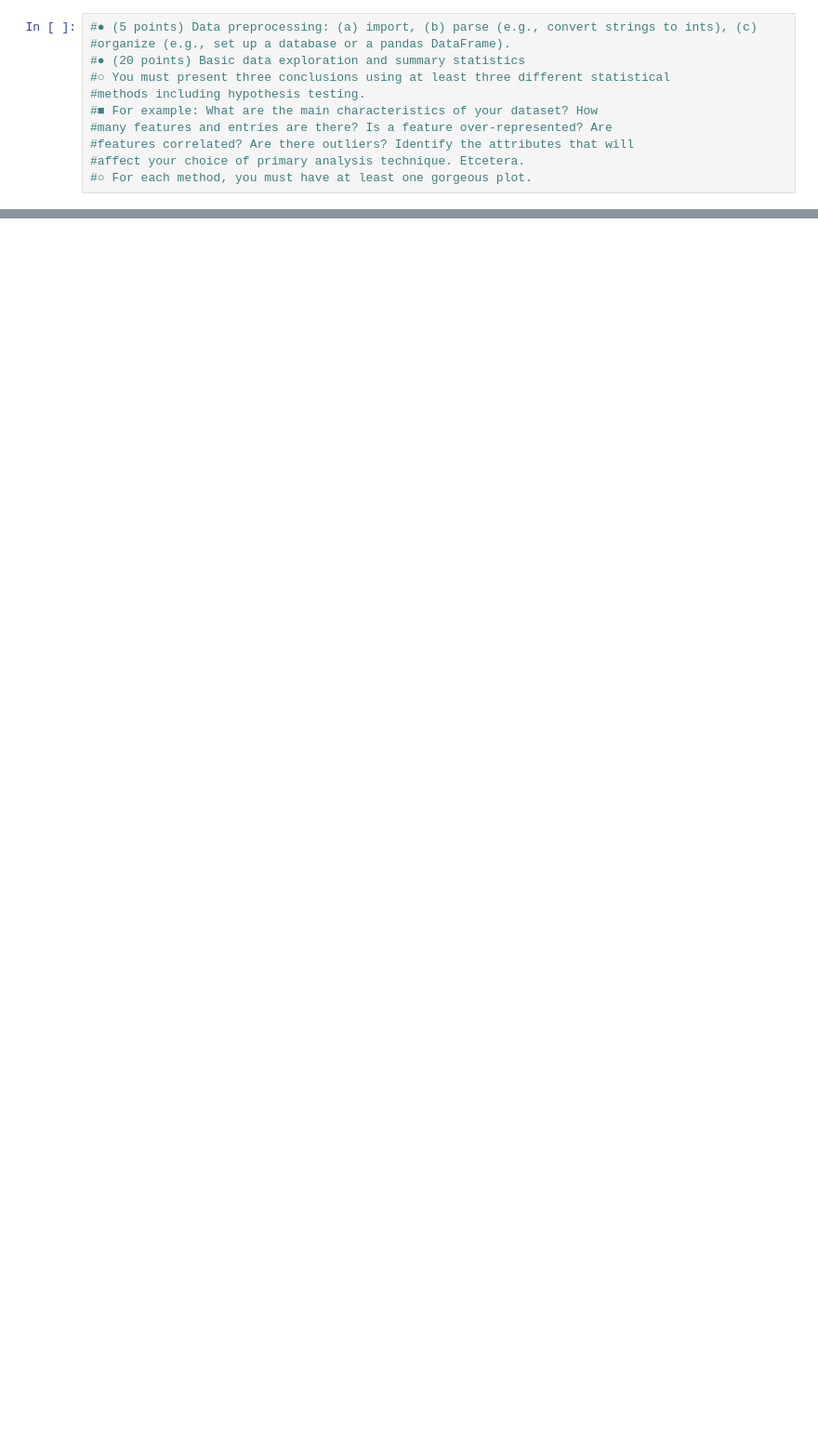
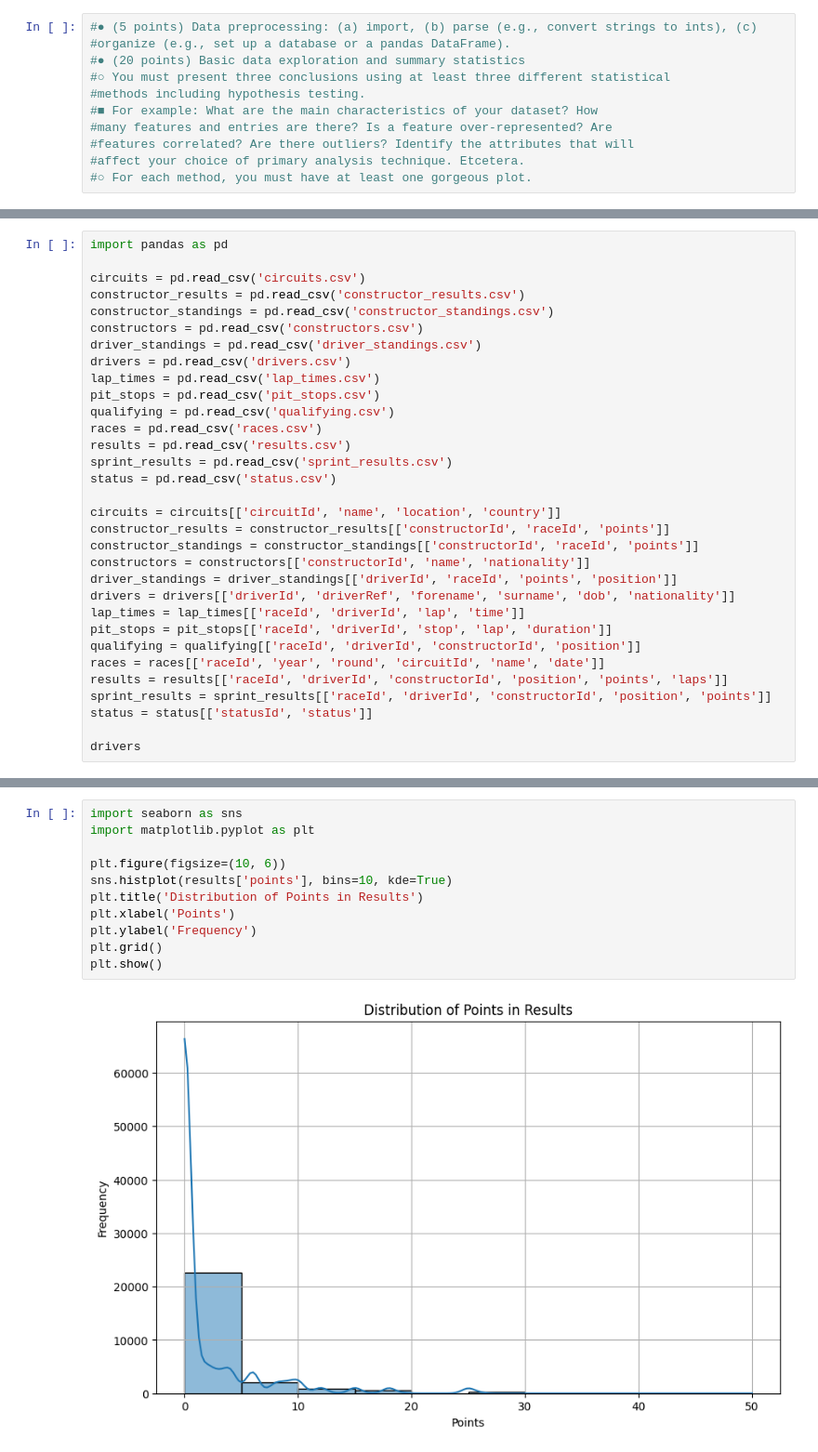
Before and after one commit to DebarshiDey23/CMSC320-FinalProject, a Jupyter notebook: checkpoint2.ipynb, the cells around one changed output, grey strips where cells are left out. Shown: that part at 93% size. Cells and saved outputs as stored; diff of their text form; blank space fills up the shorter version.

```diff
--- a/checkpoint2.ipynb
+++ b/checkpoint2.ipynb
@@ -31,0 +31,32 @@ OSError: Could not find kaggle.json. Make sure it's located in /Users/debarshide
+# %%
+import pandas as pd
+
+circuits = pd.read_csv('circuits.csv')
+constructor_results = pd.read_csv('constructor_results.csv')
+constructor_standings = pd.read_csv('constructor_standings.csv')
+constructors = pd.read_csv('constructors.csv')
+driver_standings = pd.read_csv('driver_standings.csv')
+drivers = pd.read_csv('drivers.csv')
+lap_times = pd.read_csv('lap_times.csv')
+pit_stops = pd.read_csv('pit_stops.csv')
+qualifying = pd.read_csv('qualifying.csv')
+races = pd.read_csv('races.csv')
+results = pd.read_csv('results.csv')
+sprint_results = pd.read_csv('sprint_results.csv')
+status = pd.read_csv('status.csv')
+
+circuits = circuits[['circuitId', 'name', 'location', 'country']]
+constructor_results = constructor_results[['constructorId', 'raceId', 'points']]
+constructor_standings = constructor_standings[['constructorId', 'raceId', 'points']]
+constructors = constructors[['constructorId', 'name', 'nationality']]
+driver_standings = driver_standings[['driverId', 'raceId', 'points', 'position']]
+drivers = drivers[['driverId', 'driverRef', 'forename', 'surname', 'dob', 'nationality']]
+lap_times = lap_times[['raceId', 'driverId', 'lap', 'time']]
+pit_stops = pit_stops[['raceId', 'driverId', 'stop', 'lap', 'duration']]
+qualifying = qualifying[['raceId', 'driverId', 'constructorId', 'position']]
+races = races[['raceId', 'year', 'round', 'circuitId', 'name', 'date']]
+results = results[['raceId', 'driverId', 'constructorId', 'position', 'points', 'laps']]
+sprint_results = sprint_results[['raceId', 'driverId', 'constructorId', 'position', 'points']]
+status = status[['statusId', 'status']]
+
+drivers
@@ -31,0 +77,13 @@ OSError: Could not find kaggle.json. Make sure it's located in /Users/debarshide
+# %%
+import seaborn as sns
+import matplotlib.pyplot as plt
+
+plt.figure(figsize=(10, 6))
+sns.histplot(results['points'], bins=10, kde=True)
+plt.title('Distribution of Points in Results')
+plt.xlabel('Points')
+plt.ylabel('Frequency')
+plt.grid()
+plt.show()
+# %% [output]
+[figure, added]
```
Also changed, not shown: parts of 4 cells of this notebook.
